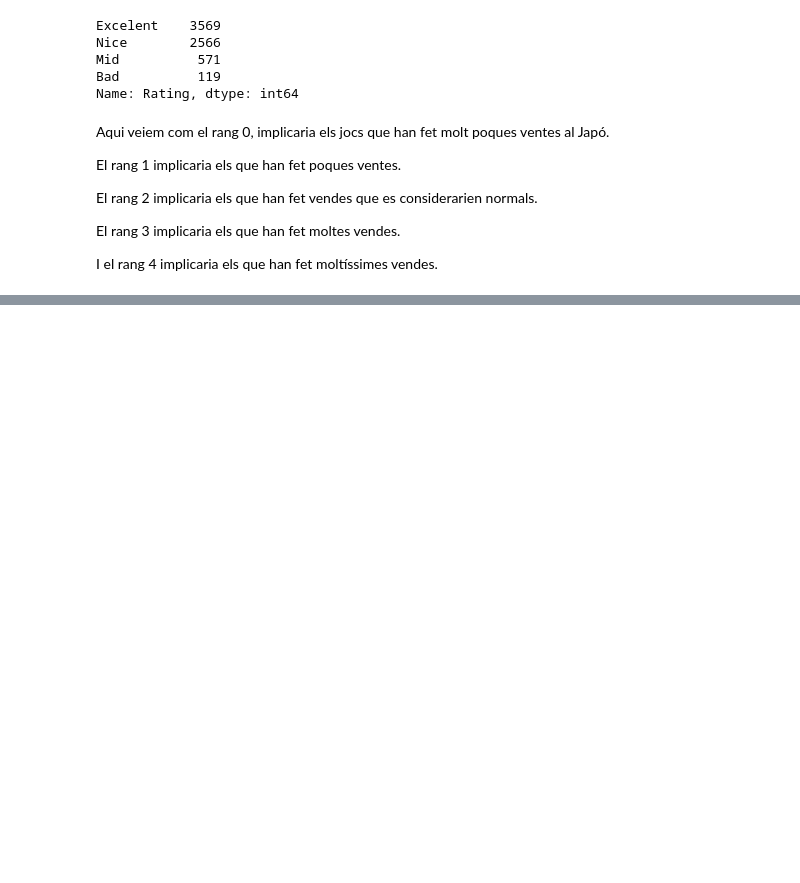
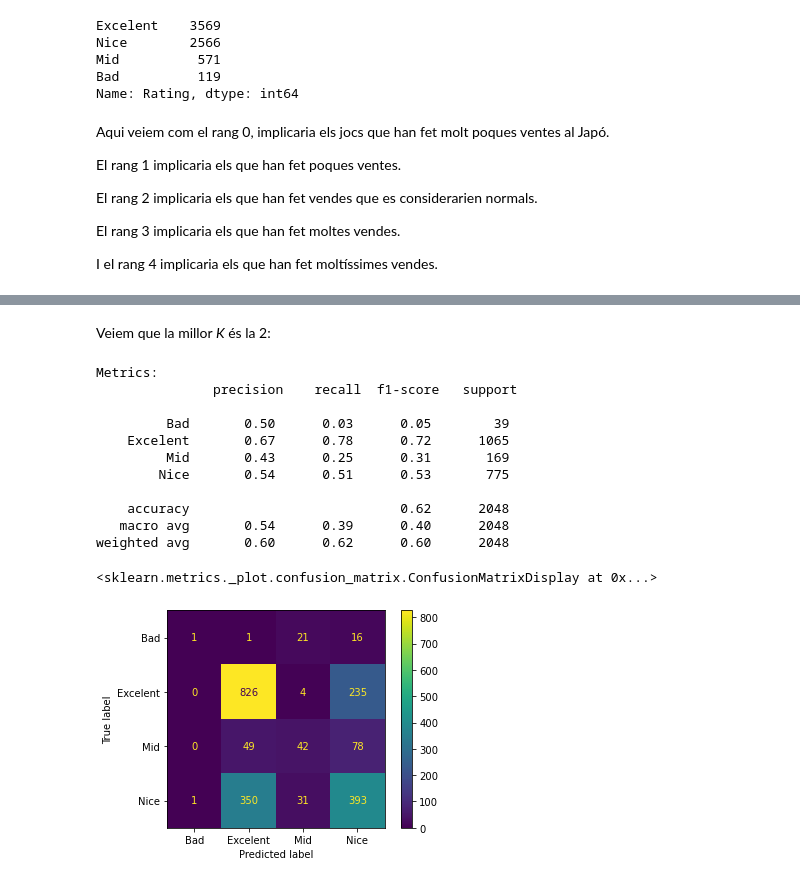
Before and after one commit to saulgordillo/APC_Kaggle, a Jupyter notebook: kaggle.ipynb, the cells around one changed output, grey strips where cells are left out. Drawn from its saved outputs; the diff is of its cells as text; code cells hidden in the pictures; blank space fills up the shorter version.

```diff
--- a/kaggle.ipynb
+++ b/kaggle.ipynb
@@ -359,0 +460,26 @@ Com veiem al gràfic (encara que ja ho vèiem a la matriu de correlació) està
+# %% [markdown]
+Veiem que la millor *K* és la 2:
+# %%
+cross_val_score(knn, X_train,  y_train, cv=2, scoring="accuracy")
+
+knn.fit(X_train, y_train)
+
+y_pred = knn.predict(X_test)
+
+print("Metrics: \n", metrics.classification_report(y_test, y_pred))
+
+metrics.plot_confusion_matrix(knn, X_test, y_test)
+# %% [output]
+Metrics:
+               precision    recall  f1-score   support
+
+         Bad       0.50      0.03      0.05        39
+    Excelent       0.67      0.78      0.72      1065
+         Mid       0.43      0.25      0.31       169
+        Nice       0.54      0.51      0.53       775
+
+    accuracy                           0.62      2048
+   macro avg       0.54      0.39      0.40      2048
+weighted avg       0.60      0.62      0.60      2048
+<sklearn.metrics._plot.confusion_matrix.ConfusionMatrixDisplay at 0x...>
+[figure, added]
```
Also changed, not shown: parts of 19 cells of this notebook.
